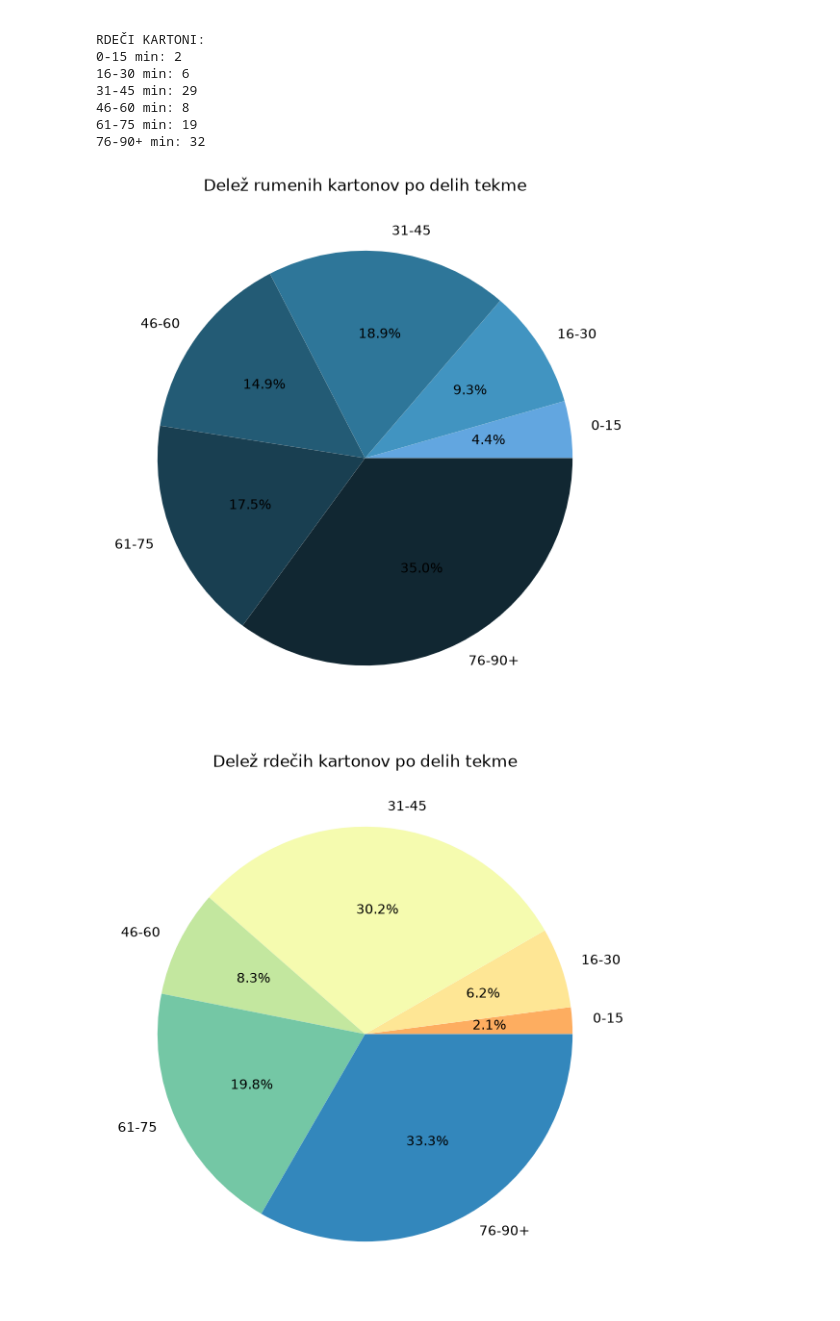
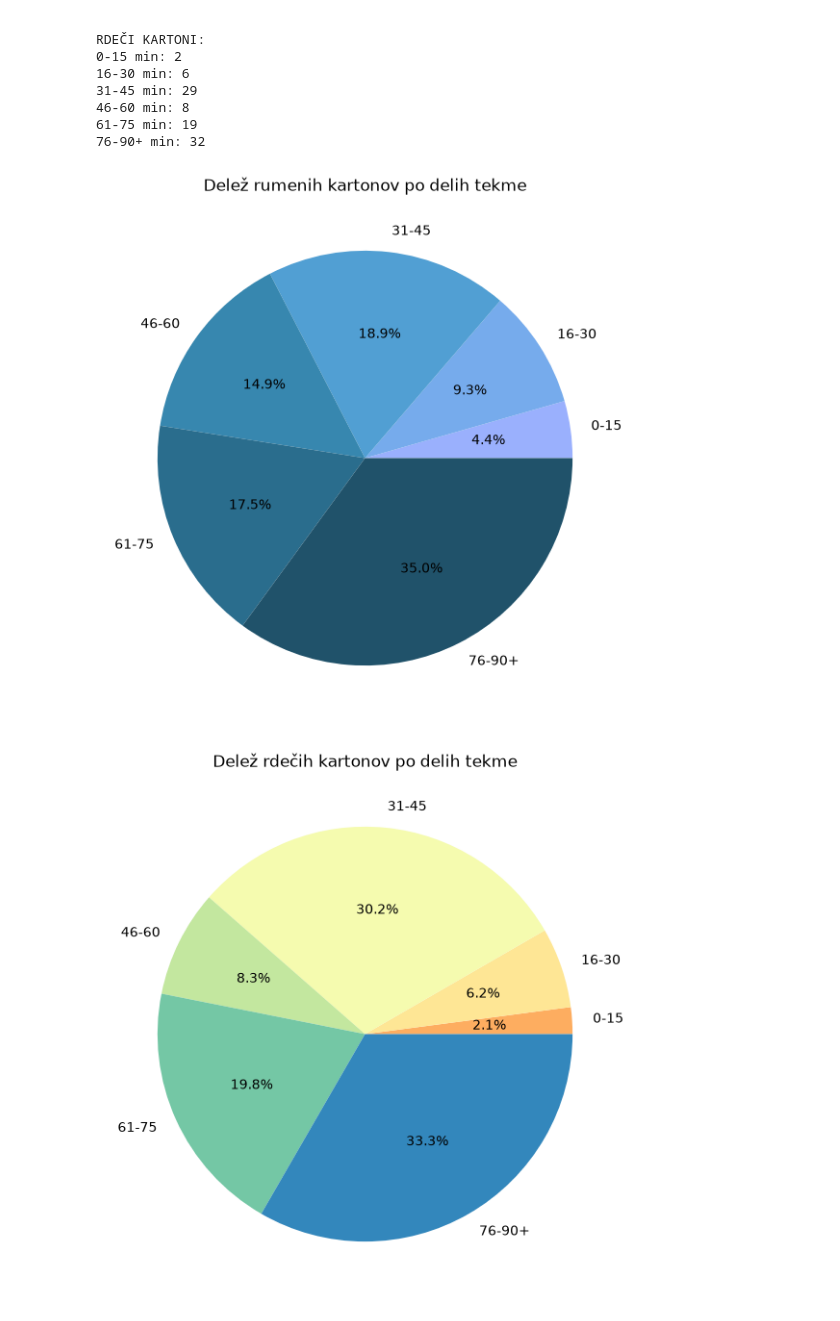
Before and after one commit to KristinaD03/projektna-UVP, a Jupyter notebook: analiza_tekem.ipynb, the cells around one changed output. Cells and saved outputs as stored; diff of their text form; code cells hidden in the pictures.

```diff
--- a/analiza_tekem.ipynb
+++ b/analiza_tekem.ipynb
@@ -838,11 +837,11 @@ RDEČI KARTONI:
 76-90+ min: 32
 # %%
 plt.figure(figsize=(7, 7))
-plt.pie(rumeni_stevilke, labels=intervali_oznake, autopct='%1.1f%%', colors=plt.cm.berlin(np.linspace(0.1, 0.4, 6)))
+plt.pie(rumeni_stevilke, labels=intervali_oznake, autopct='%1.1f%%', colors=plt.cm.berlin(np.linspace(0.01, 0.3, 6)))
 plt.title('Delež rumenih kartonov po delih tekme')
 plt.show()
 # %% [output]
-[figure, old version]
+[figure, new version]
 # %%
 plt.figure(figsize=(7, 7))
 plt.pie(rdeci_stevilke, labels=intervali_oznake, autopct='%1.1f%%', colors=plt.cm.Spectral(np.linspace(0.3, 0.9, 6)))
```
Also changed, not shown: parts of 1 cell of this notebook.
